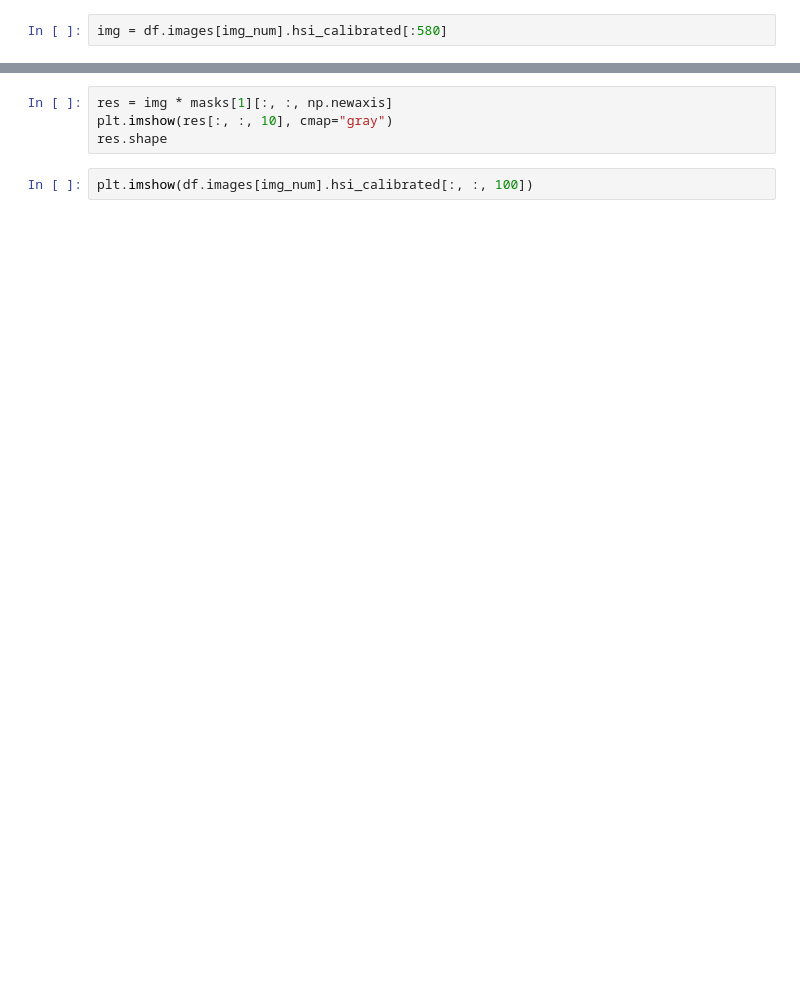
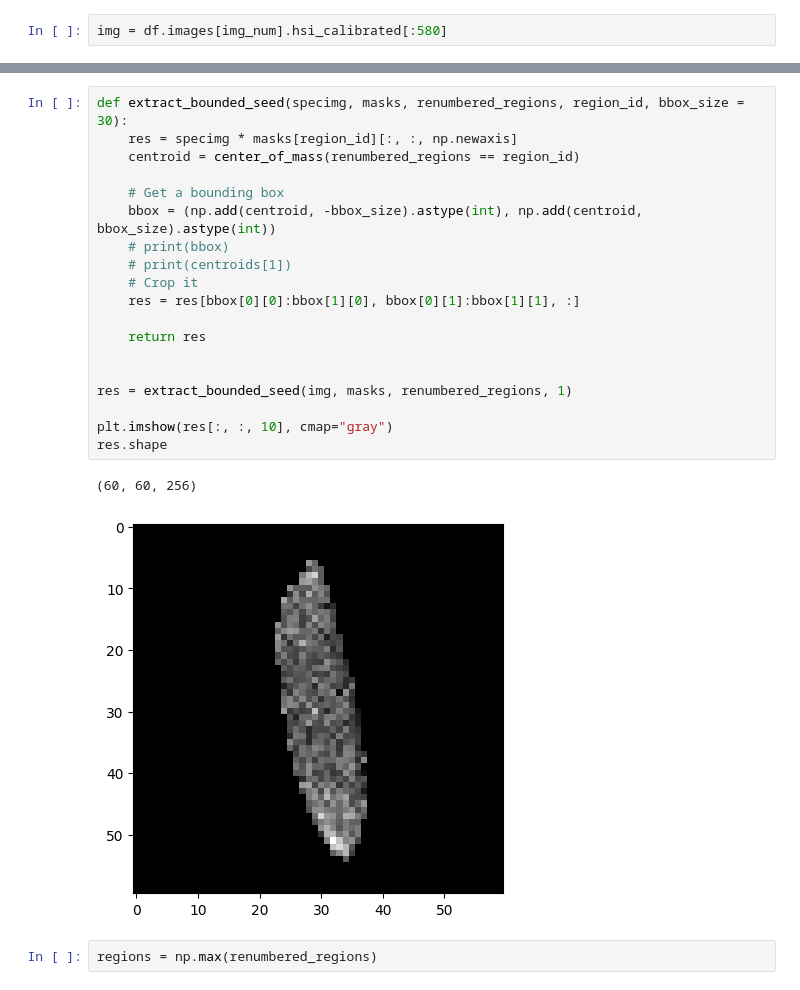
Before and after one commit to athenacon/TeamB-rice-hsi-hackathon-2025, a Jupyter notebook: 02--segment-kernels.ipynb, the cells around one changed output, grey strips where cells are left out. Drawn from its saved outputs; the diff is of its cells as text; blank space fills up the shorter version.

```diff
--- a/02--segment-kernels.ipynb
+++ b/02--segment-kernels.ipynb
@@ -269,6 +312,24 @@ masks[1]
-# %%
-res = img * masks[1][:, :, np.newaxis]
-plt.imshow(res[:, :, 10], cmap="gray")
-res.shape
-# %%
-plt.imshow(df.images[img_num].hsi_calibrated[:, :, 100])
+# %%
+def extract_bounded_seed(specimg, masks, renumbered_regions, region_id, bbox_size = 30):
+    res = specimg * masks[region_id][:, :, np.newaxis]
+    centroid = center_of_mass(renumbered_regions == region_id)
+
+    # Get a bounding box
+    bbox = (np.add(centroid, -bbox_size).astype(int), np.add(centroid, bbox_size).astype(int))
+    # print(bbox)
+    # print(centroids[1])
+    # Crop it
+    res = res[bbox[0][0]:bbox[1][0], bbox[0][1]:bbox[1][1], :]
+
+    return res
+
+
+res = extract_bounded_seed(img, masks, renumbered_regions, 1)
+
+plt.imshow(res[:, :, 10], cmap="gray")
+res.shape
+# %% [output]
+(60, 60, 256)
+[figure, added]
+# %%
+regions = np.max(renumbered_regions)
```
Also changed, not shown: parts of 17 cells of this notebook, 1 other file.
